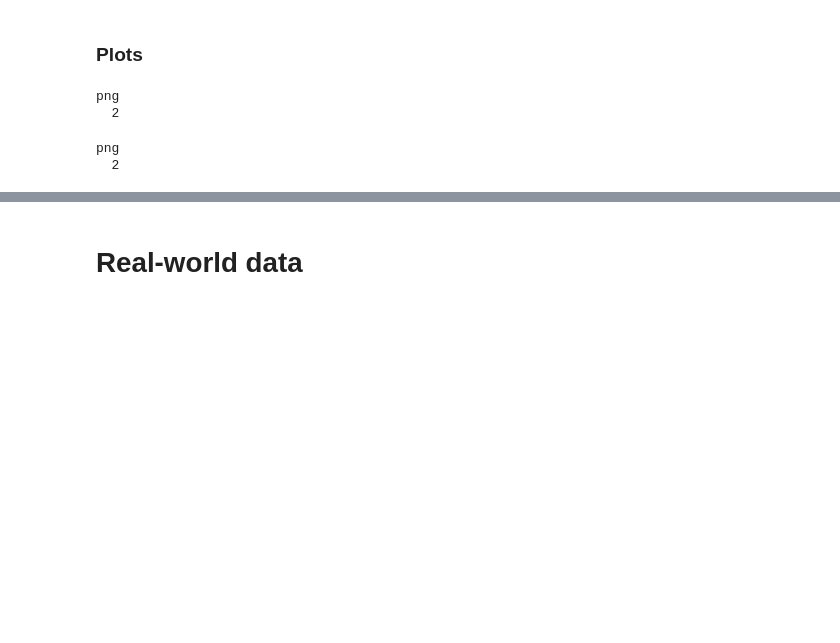
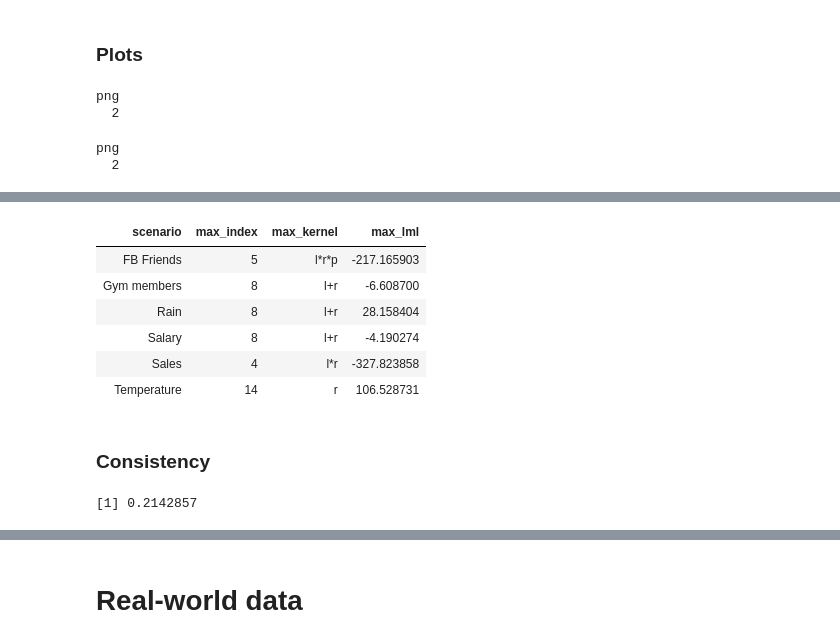
Before and after one commit to ericschulz/compforca, a Jupyter notebook: Data analysis/3- New compositional analysis.ipynb, the cells around one changed output, grey strips where cells are left out. Drawn from its saved outputs; the diff is of its cells as text; code cells hidden in the pictures; blank space fills up the shorter version.

Commit message:
Fully Bayesian compositional analysis

```diff
--- a/Data analysis/3- New compositional analysis.ipynb
+++ b/Data analysis/3- New compositional analysis.ipynb
@@ -255,0 +260,2 @@ png
+# %%
+lmls_posterior <- read_csv("output/full-bayesian-posterior/results_posterior_test_lmls.csv")
@@ -255,0 +271,15 @@ png
+# %%
+# To add the 'scenario' column
+
+data_posterior <- read_csv("data/for_composititional_analysis_posterior.csv")
+
+dict_posterior <- data_posterior %>%
+                        group_by(id, pid, scenario) %>%
+                        summarize()
+
+dict_posterior$pid <- NULL
+
+lmls_posterior <- merge(x = lmls_posterior, y = dict_posterior, by = c("id", "id"), all.x = TRUE)
+
+# Adding 'participant id' (pid)
+lmls_posterior$pid <- floor((lmls_posterior$id-1) / 6) + 1
@@ -255,0 +346,8 @@ png
+# %%
+# Removing unusable data, and standardizing.
+
+lmls_posterior_f <- lmls_posterior %>%
+                    filter(second_exception == 'FALSE' & lml != -999999999) %>%
+                    group_by(pid, scenario) %>%
+                    mutate(lml_minus_min = lml - min(lml),
+                           lml_standard = lml_minus_min / (max(lml_minus_min) - min (lml_minus_min)))
@@ -255,0 +457,16 @@ png
+# %%
+posterior_a %>%
+    group_by(scenario) %>%
+    summarize(max_index = which.max(value),
+              max_kernel = kernel[max_index],
+              max_lml = value[max_index])
+# %% [output]
+| scenario | max_index | max_kernel | max_lml |
+| FB Friends | 5 | l*r*p | -217.165903 |
+| Gym members | 8 | l+r | -6.608700 |
+| Rain | 8 | l+r | 28.158404 |
+| Salary | 8 | l+r | -4.190274 |
+| Sales | 4 | l*r | -327.823858 |
+| Temperature | 14 | r | 106.528731 |
+# %% [markdown]
+### Consistency
@@ -255,0 +487,8 @@ png
+# %%
+(merged_maxs %>%
+    filter(max_kernel.x == max_kernel.y) %>%
+    nrow)/
+(merged_maxs %>%
+    nrow)
+# %% [output]
+[1] 0.2142857
```
Also changed, not shown: parts of 29 cells of this notebook, 11 other files.
